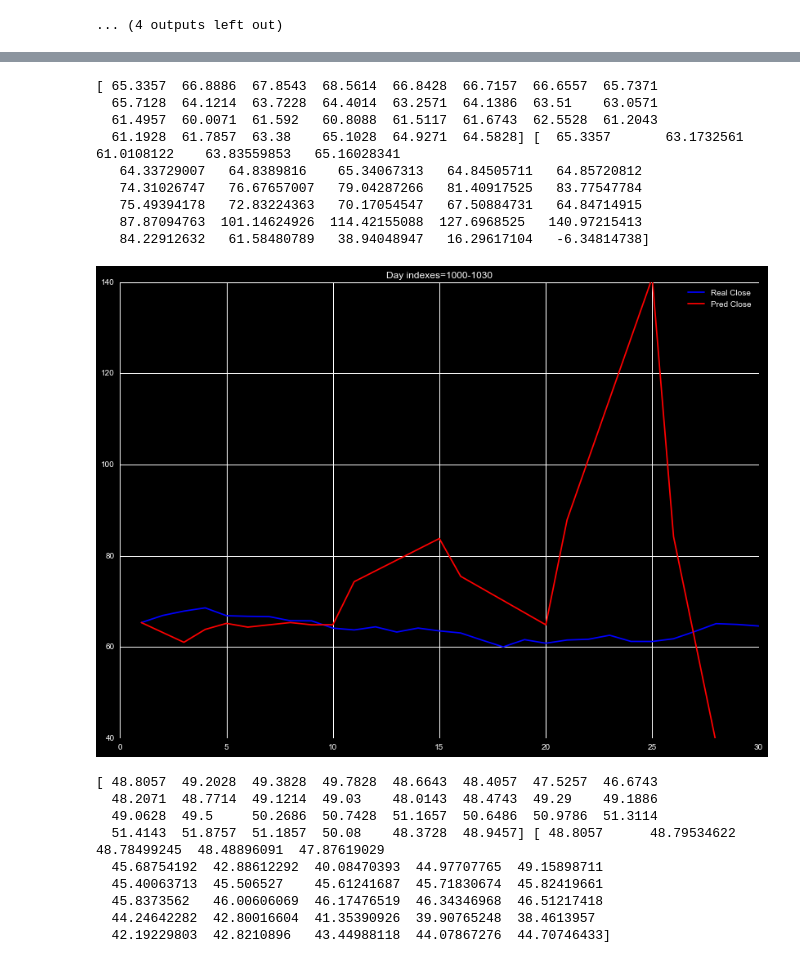
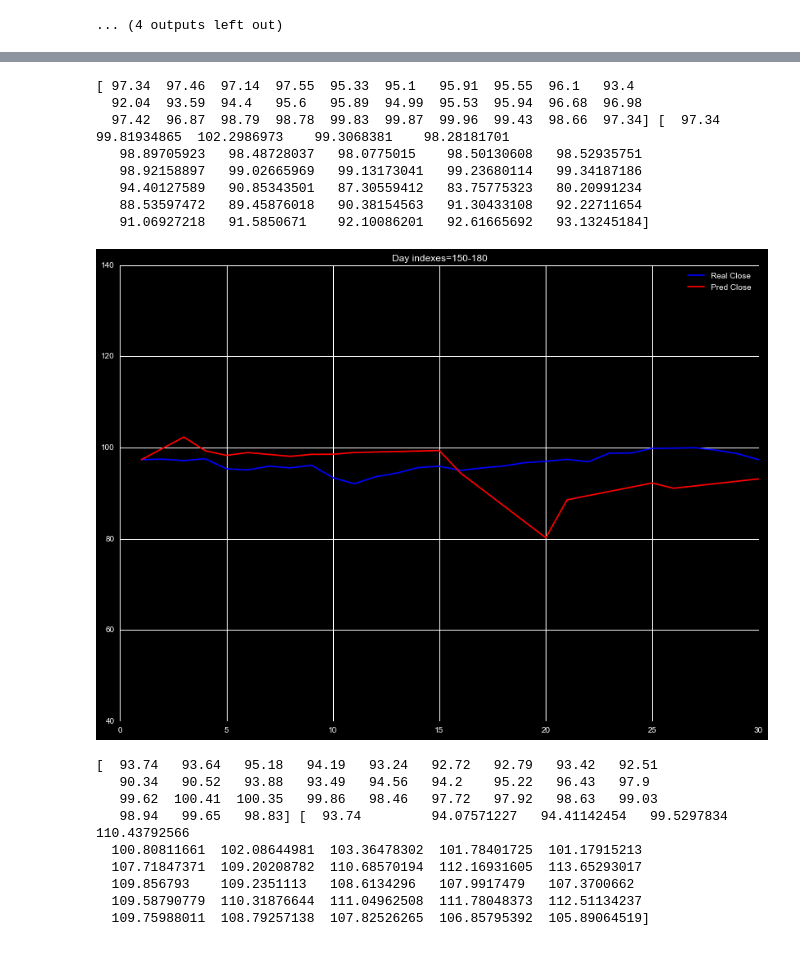
Before and after one commit to markertsean/python_trader, a Jupyter notebook: gen_predictor.ipynb, the cells around one changed output, grey strips where cells are left out. Cells and saved outputs as stored; diff of their text form; code cells hidden in the pictures.

Commit message:
Predictions now use the smoothing for high indexes. Individual final close predictions are poor, may be able to combine previous predictions for more accuracy.

```diff
--- a/gen_predictor.ipynb
+++ b/gen_predictor.ipynb
@@ -336,22 +343,3 @@ for i in roll_nums:
 ... (4 outputs left out)
 # %%
 # Some values noisy, lets test the trend in rolling means
-# %%
-rolling_df = close_df.copy()
-
-std_diff = {}
-
-for i in roll_nums:
-    rolling_df['diff_'     +str(i)] = close_df['close_mean_'+str(i)]/close_df['close_mean_'+str(i)].shift(-1) - 1.
-    rolling_df['diff_pred_'+str(i)] = close_df[ 'pred_mean_'+str(i)]/close_df[ 'pred_mean_'+str(i)].shift(-1) - 1.
-
-    f, (ax1, ax2) = plt.subplots(1, 2, sharey=True)
-    rolling_df[    'diff_'     +str(i)].plot.hist( bins=30, ax=ax1 )
-    rolling_df[    'diff_pred_'+str(i)].plot.hist( bins=30, ax=ax2 )
-    ax1.set_title( 'diff_'     +str(i)+ ' mean: %7.3f, std: %7.3f ' % (rolling_df['diff_'     +str(i)].mean(),
-                                                                       rolling_df['diff_'     +str(i)].std()) )
-    ax2.set_title( 'diff_pred_'+str(i)+ ' mean: %7.3f, std: %7.3f ' % (rolling_df['diff_pred_'+str(i)].mean(),
-                                                                       rolling_df['diff_pred_'+str(i)].std()) )
-    plt.show()
-
-    std_diff['std_'+str(i)] = rolling_df['diff_'     +str(i)].std()/rolling_df['diff_pred_'+str(i)].std()
@@ -378,20 +346,3 @@ std_diff
-# %%
-smooth_vals = [0,0,2,2,3,4,5,6]
-shift_vals  = [0,0,2,2,3,4,5,6]
-
-
-# Tweak the difference in rolling means per day
-# Lots of noise, this may force less noise, might not. We will see
-for i in range( 0, len(roll_nums) ):
-
-    roll = str( roll_nums[i] )
-    if ( smooth_vals[i] > 1 ):
-        close_df['new_mean_'+roll] = close_df['pred_mean_'+roll].values[::-1]
-        close_df['new_mean_'+roll] = close_df[ 'new_mean_'+roll].rolling(smooth_vals[i]).mean()
-        close_df['new_mean_'+roll] = close_df[ 'new_mean_'+roll].shift(-shift_vals[i])
-        close_df['new_mean_'+roll] = close_df[ 'new_mean_'+roll].values[::-1]
-    else:
-        close_df['new_mean_'+roll] = close_df['pred_mean_'+roll]
 # %%
 max_ind = close_df.shape[0]
 low = int( 0.2*max_ind )
@@ -441,3 +413,4 @@ foo = foo[['close',
            'pred_25_day_1', 'pred_25_day_2', 'pred_25_day_3', 'pred_25_day_4', 'pred_25_day_5',
            'pred_30_day_1', 'pred_30_day_2', 'pred_30_day_3', 'pred_30_day_4', 'pred_30_day_5'
           ]]
+foo = foo.dropna()
@@ -444,5 +439,5 @@ foo = foo[['close',
 # %%
-day_list = [ 50, 100, 500, 1000, 1520 ]
+day_list = [ 50, 80, 120, 150, 180, 210, 240 ]
 
 day_len = 30
 
@@ -504,19 +499,18 @@ for i in range( 0, len( day_list) ):
-[ 65.3357  66.8886  67.8543  68.5614  66.8428  66.7157  66.6557  65.7371
-  65.7128  64.1214  63.7228  64.4014  63.2571  64.1386  63.51    63.0571
-  61.4957  60.0071  61.592   60.8088  61.5117  61.6743  62.5528  61.2043
-  61.1928  61.7857  63.38    65.1028  64.9271  64.5828] [  65.3357       63.1732561    61.0108122    63.83559853   65.16028341
-   64.33729007   64.8389816    65.34067313   64.84505711   64.85720812
-   74.31026747   76.67657007   79.04287266   81.40917525   83.77547784
-   75.49394178   72.83224363   70.17054547   67.50884731   64.84714915
-   87.87094763  101.14624926  114.42155088  127.6968525   140.97215413
-   84.22912632   61.58480789   38.94048947   16.29617104   -6.34814738]
+[ 97.34  97.46  97.14  97.55  95.33  95.1   95.91  95.55  96.1   93.4
+  92.04  93.59  94.4   95.6   95.89  94.99  95.53  95.94  96.68  96.98
+  97.42  96.87  98.79  98.78  99.83  99.87  99.96  99.43  98.66  97.34] [  97.34         99.81934865  102.2986973    99.3068381    98.28181701
+   98.89705923   98.48728037   98.0775015    98.50130608   98.52935751
+   98.92158897   99.02665969   99.13173041   99.23680114   99.34187186
+   94.40127589   90.85343501   87.30559412   83.75775323   80.20991234
+   88.53597472   89.45876018   90.38154563   91.30433108   92.22711654
+   91.06927218   91.5850671    92.10086201   92.61665692   93.13245184]
-[figure, old version]
+[figure, new version]
-[ 48.8057  49.2028  49.3828  49.7828  48.6643  48.4057  47.5257  46.6743
-  48.2071  48.7714  49.1214  49.03    48.0143  48.4743  49.29    49.1886
-  49.0628  49.5     50.2686  50.7428  51.1657  50.6486  50.9786  51.3114
-  51.4143  51.8757  51.1857  50.08    48.3728  48.9457] [ 48.8057      48.79534622  48.78499245  48.48896091  47.87619029
-  45.68754192  42.88612292  40.08470393  44.97707765  49.15898711
-  45.40063713  45.506527    45.61241687  45.71830674  45.82419661
-  45.8373562   46.00606069  46.17476519  46.34346968  46.51217418
-  44.24642282  42.80016604  41.35390926  39.90765248  38.4613957
-  42.19229803  42.8210896   43.44988118  44.07867276  44.70746433]
+[  93.74   93.64   95.18   94.19   93.24   92.72   92.79   93.42   92.51
+   90.34   90.52   93.88   93.49   94.56   94.2    95.22   96.43   97.9
+   99.62  100.41  100.35   99.86   98.46   97.72   97.92   98.63   99.03
+   98.94   99.65   98.83] [  93.74         94.07571227   94.41142454   99.5297834   110.43792566
+  100.80811661  102.08644981  103.36478302  101.78401725  101.17915213
+  107.71847371  109.20208782  110.68570194  112.16931605  113.65293017
+  109.856793    109.2351113   108.6134296   107.9917479   107.3700662
+  109.58790779  110.31876644  111.04962508  111.78048373  112.51134237
+  109.75988011  108.79257138  107.82526265  106.85795392  105.89064519]
```
Also changed, not shown: parts of 8 cells of this notebook.
